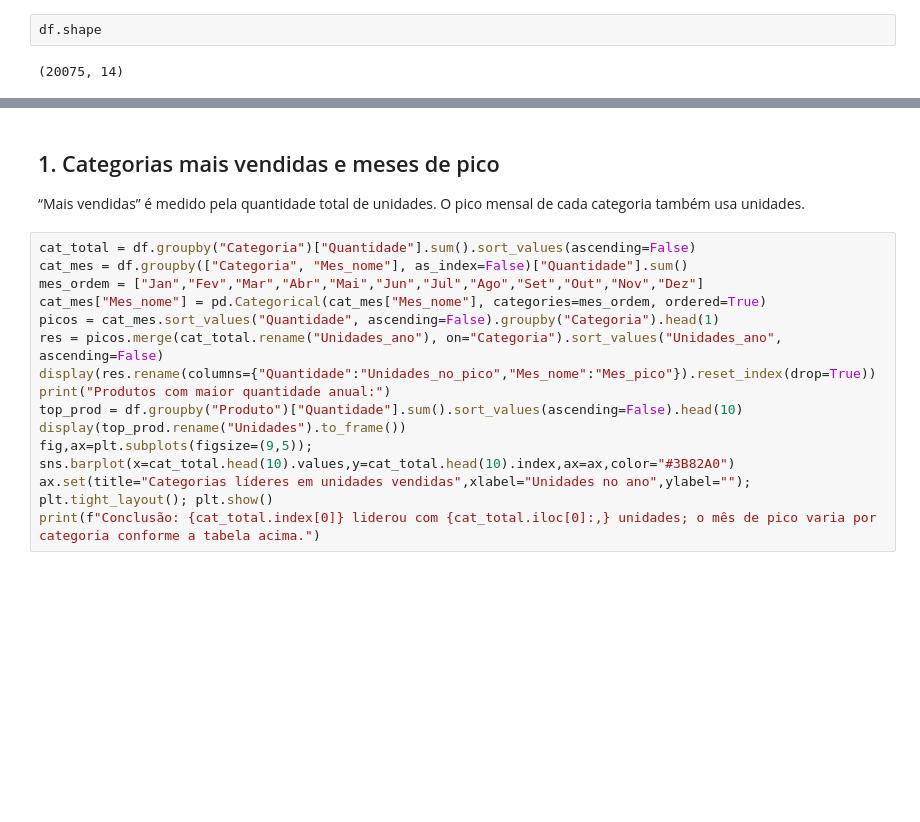
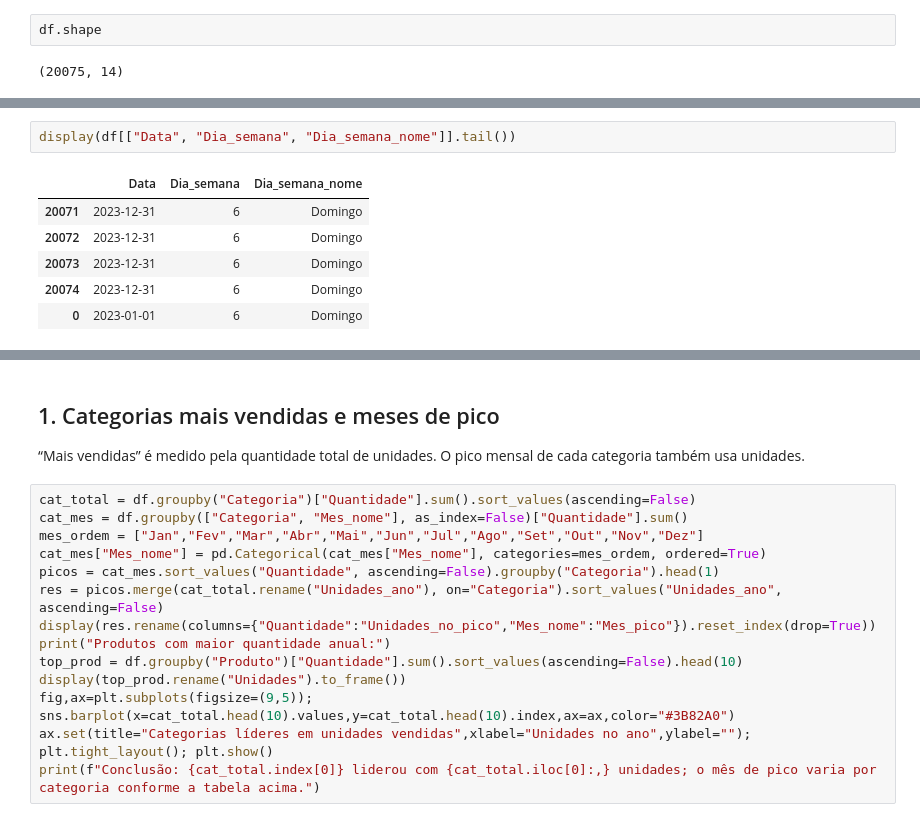
Before and after one commit to fabiojangelni/projeto_analise_exploratoria, a Jupyter notebook: analise_exploratoria_vendas_projeto.ipynb, the cells around one changed output, grey strips where cells are left out. Drawn from its saved outputs; the diff is of its cells as text; blank space fills up the shorter version.

```diff
--- a/analise_exploratoria_vendas_projeto.ipynb
+++ b/analise_exploratoria_vendas_projeto.ipynb
@@ -73,0 +113,9 @@ df.shape
+# %%
+display(df[["Data", "Dia_semana", "Dia_semana_nome"]].tail())
+# %% [output]
+|  | Data | Dia_semana | Dia_semana_nome |
+| 20071 | 2023-12-31 | 6 | Domingo |
+| 20072 | 2023-12-31 | 6 | Domingo |
+| 20073 | 2023-12-31 | 6 | Domingo |
+| 20074 | 2023-12-31 | 6 | Domingo |
+| 0 | 2023-01-01 | 6 | Domingo |
```
Also changed, not shown: parts of 9 cells of this notebook.
